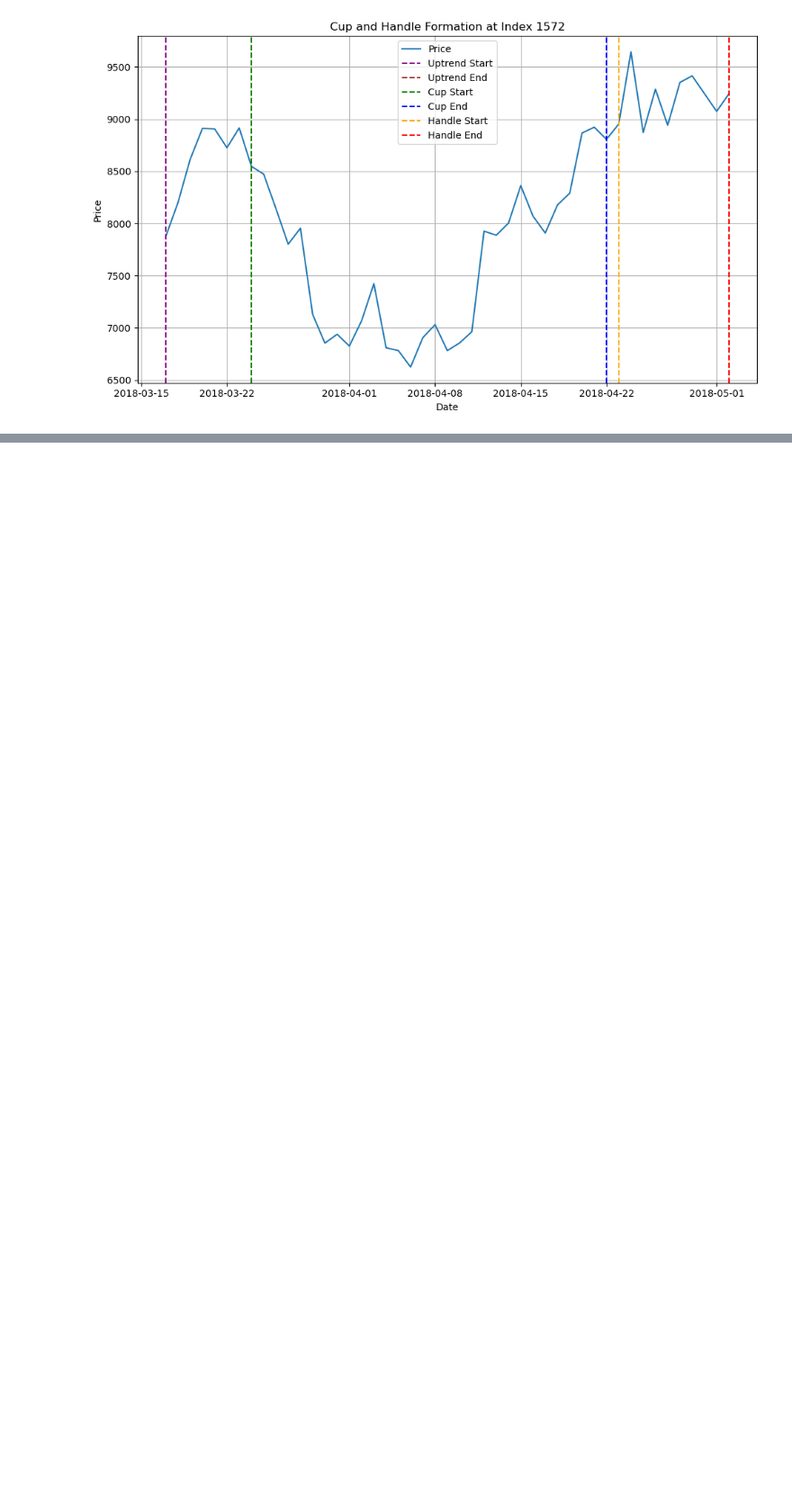
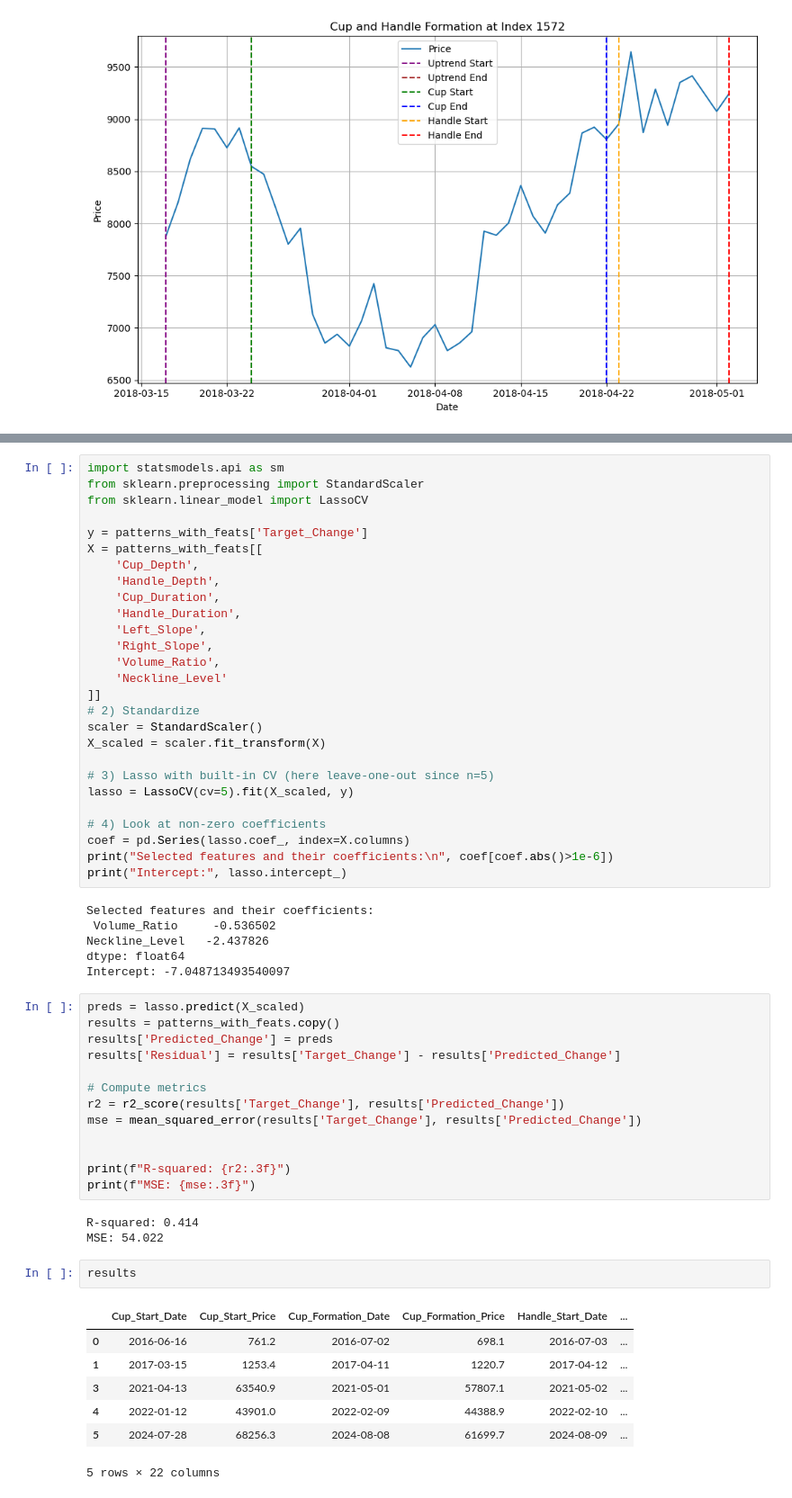
Before and after one commit to ArthurChan-1111/Bitcoin_prediction, a Jupyter notebook: Cup_and_handle.ipynb, the cells around one changed output, grey strips where cells are left out. Shown at 90% size. Drawn from its saved outputs; the diff is of its cells as text; blank space fills up the shorter version.

```diff
--- a/Cup_and_handle.ipynb
+++ b/Cup_and_handle.ipynb
@@ -262,0 +588,59 @@ for idx in cup_indices:
+# %%
+import statsmodels.api as sm
+from sklearn.preprocessing import StandardScaler
+from sklearn.linear_model import LassoCV
+
+y = patterns_with_feats['Target_Change']
+X = patterns_with_feats[[
+    'Cup_Depth',
+    'Handle_Depth',
+    'Cup_Duration',
+    'Handle_Duration',
+    'Left_Slope',
+    'Right_Slope',
+    'Volume_Ratio',
+    'Neckline_Level'
+]]
+# 2) Standardize
+scaler = StandardScaler()
+X_scaled = scaler.fit_transform(X)
+
+# 3) Lasso with built-in CV (here leave-one-out since n=5)
+lasso = LassoCV(cv=5).fit(X_scaled, y)
+
+# 4) Look at non-zero coefficients
+coef = pd.Series(lasso.coef_, index=X.columns)
+print("Selected features and their coefficients:\n", coef[coef.abs()>1e-6])
+print("Intercept:", lasso.intercept_)
+# %% [output]
+Selected features and their coefficients:
+ Volume_Ratio     -0.536502
+Neckline_Level   -2.437826
+dtype: float64
+Intercept: -7.048713493540097
+# %%
+preds = lasso.predict(X_scaled)
+results = patterns_with_feats.copy()
+results['Predicted_Change'] = preds
+results['Residual'] = results['Target_Change'] - results['Predicted_Change']
+
+# Compute metrics
+r2 = r2_score(results['Target_Change'], results['Predicted_Change'])
+mse = mean_squared_error(results['Target_Change'], results['Predicted_Change'])
+
+
+print(f"R-squared: {r2:.3f}")
+print(f"MSE: {mse:.3f}")
+# %% [output]
+R-squared: 0.414
+MSE: 54.022
+# %%
+results
+# %% [output]
+|  | Cup_Start_Date | Cup_Start_Price | Cup_Formation_Date | Cup_Formation_Price | Handle_Start_Date | ... |
+| 0 | 2016-06-16 | 761.2 | 2016-07-02 | 698.1 | 2016-07-03 | ... |
+| 1 | 2017-03-15 | 1253.4 | 2017-04-11 | 1220.7 | 2017-04-12 | ... |
+| 3 | 2021-04-13 | 63540.9 | 2021-05-01 | 57807.1 | 2021-05-02 | ... |
+| 4 | 2022-01-12 | 43901.0 | 2022-02-09 | 44388.9 | 2022-02-10 | ... |
+| 5 | 2024-07-28 | 68256.3 | 2024-08-08 | 61699.7 | 2024-08-09 | ... |
+5 rows × 22 columns
```
Also changed, not shown: parts of 9 cells of this notebook, 1 other file.
